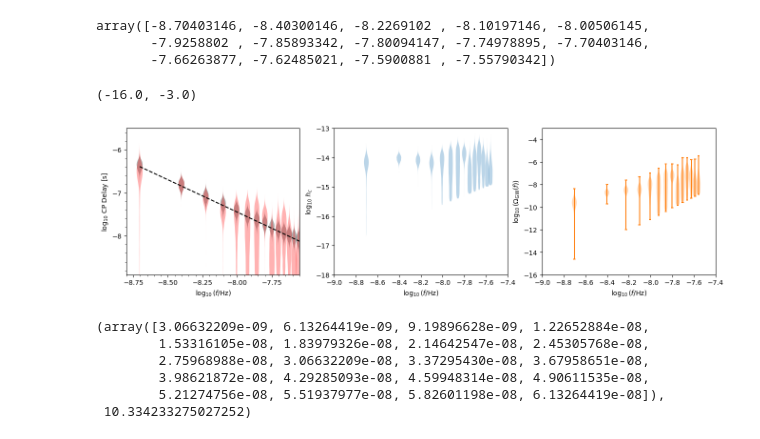
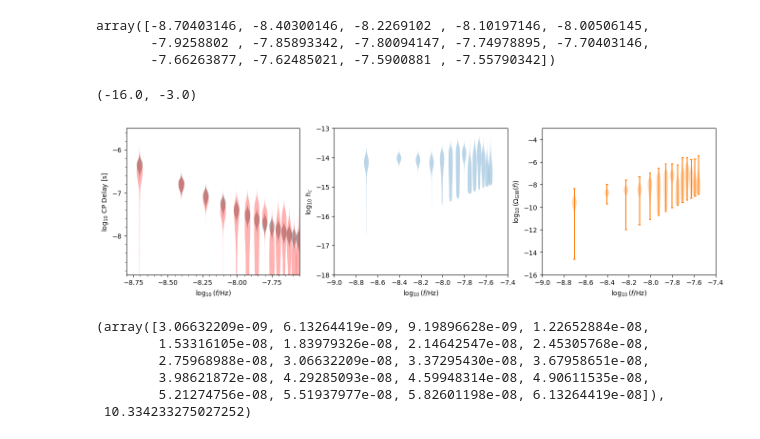
Before and after one commit to bohuarolandli/stiffGWpy, a Jupyter notebook: cobaya/likelihoods/PTA/test_PTA.ipynb, the cells around one changed output. Saved outputs shown, nothing was run; the diff lists cells and outputs as text; code cells hidden in the pictures.

```diff
--- a/cobaya/likelihoods/PTA/test_PTA.ipynb
+++ b/cobaya/likelihoods/PTA/test_PTA.ipynb
@@ -642,7 +642,7 @@ array([-8.70403146, -8.40300146, -8.2269102 , -8.10197146, -8.00506145,
 fig = plt.figure(figsize=[16, 4])
 
 ax1 = fig.add_subplot(131)
-ax1.plot(np.log10(freqs_N15), rho_spec, color='k', ls='--')
+#ax1.plot(np.log10(freqs_N15), rho_spec, color='k', ls='--')
 ax1.axvline(-np.log10(yr), color='k', ls='--')
 #ax1.set_xscale('log')
 vpt = ax1.violinplot(NG15_mock, positions=(NGfreqs), widths=5e-3*np.abs(NGfreqs), showextrema=False)
@@ -657,34 +657,34 @@ for pc in vpt1['bodies']:
 plt.xlabel(r'$\log_{10}(f/\mathrm{Hz})$');
 plt.ylabel(r'log$_{10}$ CP Delay [s]') # Residual [s]
 plt.xlim(-8.8, -7.55); plt.ylim(-8.9, -5.5)
 #plt.legend(loc=9)
 ax1.set_xticks(np.arange(-8.75,-7.5,.25), minor=False)
 ax1.xaxis.set_minor_locator(MultipleLocator(.05))
 ax1.set_yticks(np.arange(-8,-5,1), minor=False)
 ax1.yaxis.set_minor_locator(MultipleLocator(.2))
 
 ax2 = fig.add_subplot(132)
 vpt2 = ax2.violinplot(hc_NG15, positions=(NGfreqs), widths=5e-3*np.abs(NGfreqs), showextrema=False,)
 #ax2.set_xscale('log')
 #ax2.scatter(IPTA_freqs_13, hc_IPTA_low_med, s=5, c='b',)
 plt.xlabel(r'$\log_{10}(f/\mathrm{Hz})$')
 plt.ylabel(r'log$_{10}$ $h_c$') # Characteristic strain
 plt.xlim(-9, -7.4); plt.ylim(-18, -13.)
 
 ax3 = fig.add_subplot(133)
 vpt3 = ax3.violinplot(Ogw_NG15, positions=(NGfreqs), widths=5e-3*np.abs(NGfreqs), showextrema=True,)
 vpt3['cbars'].set_color('tab:orange')
 vpt3['cmaxes'].set_color('tab:orange')
 vpt3['cmins'].set_color('tab:orange')
 for pc in vpt3['bodies']:
     pc.set_facecolor('tab:orange')
     pc.set_alpha(0.3)
 plt.xlabel(r'$\log_{10}(f/\mathrm{Hz})$')
 plt.ylabel(r'$\log_{10}$($\Omega_{\rm GW}(f)$)')
 plt.xlim(-9, -7.4); plt.ylim(-16, -3)
 # %% [output]
 (-16.0, -3.0)
-[figure, old version]
+[figure, new version]
 # %%
 EPTA_freqsnew = np.loadtxt('../../../../EPTA-dr2/epta-dr2-master-EPTA-DR2-scripts_gwb-freq_bins/EPTA-DR2/scripts_gwb/freq_bins/freqs_dr2new.txt')
 T_EPTA = 1/EPTA_freqsnew[0]
```
Also changed, not shown: parts of 3 cells of this notebook, 1 other file.
